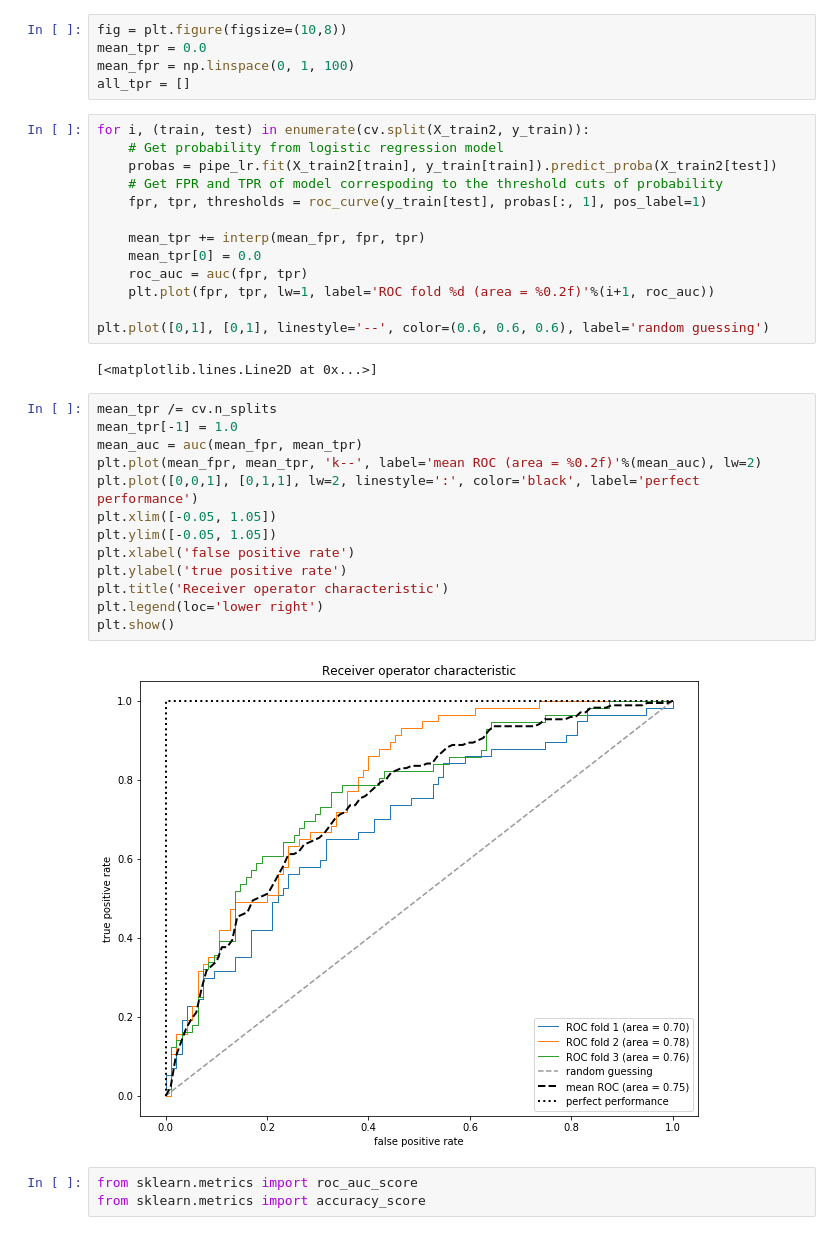
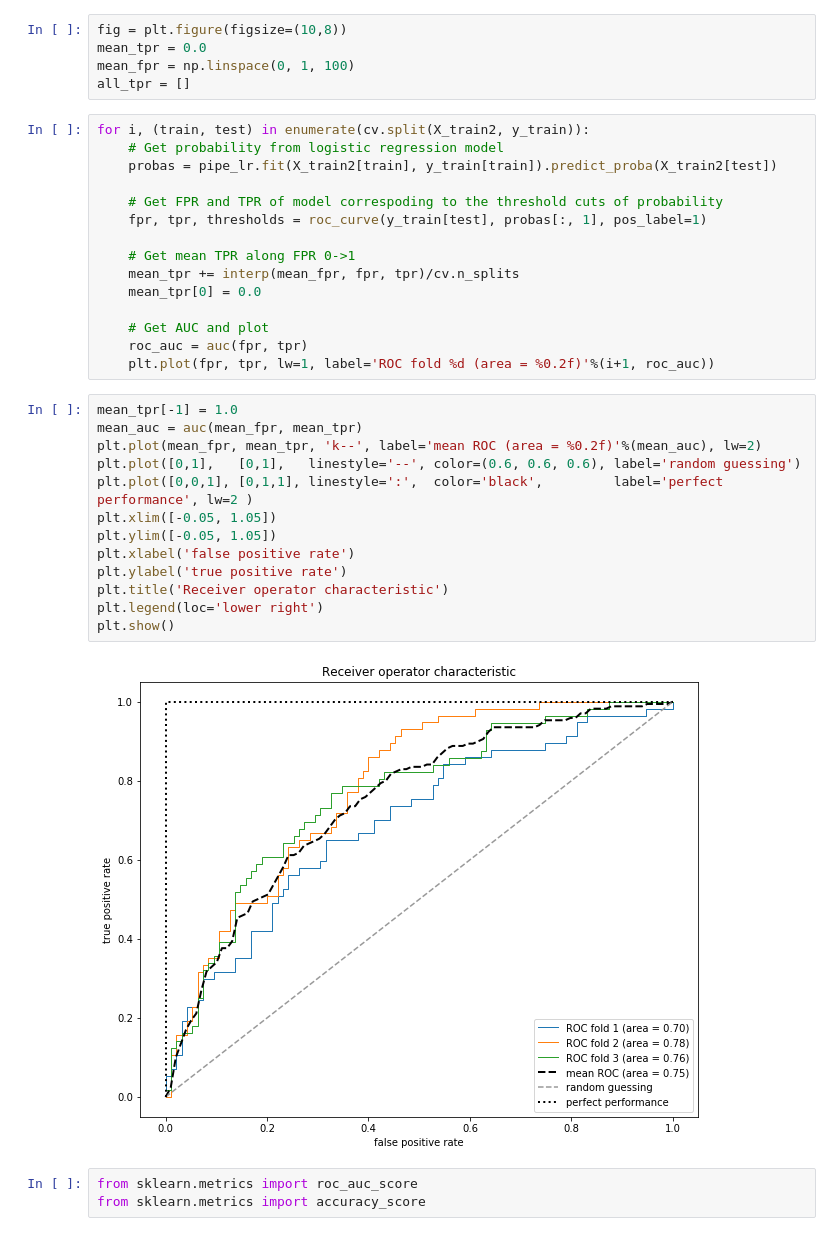
Before and after one commit to juifa-tsai/workbook_MachineLearning, a Jupyter notebook: Machine_Learning_in_Python_SR/Chapter_06/example_03_scoringMethods.ipynb, the cells around one changed output. Drawn from its saved outputs; the diff is of its cells as text.

```diff
--- a/Machine_Learning_in_Python_SR/Chapter_06/example_03_scoringMethods.ipynb
+++ b/Machine_Learning_in_Python_SR/Chapter_06/example_03_scoringMethods.ipynb
@@ -154,32 +154,32 @@ all_tpr = []
 for i, (train, test) in enumerate(cv.split(X_train2, y_train)):
     # Get probability from logistic regression model
     probas = pipe_lr.fit(X_train2[train], y_train[train]).predict_proba(X_train2[test])
+
     # Get FPR and TPR of model correspoding to the threshold cuts of probability
     fpr, tpr, thresholds = roc_curve(y_train[test], probas[:, 1], pos_label=1)
 
-    mean_tpr += interp(mean_fpr, fpr, tpr)
+    # Get mean TPR along FPR 0->1
+    mean_tpr += interp(mean_fpr, fpr, tpr)/cv.n_splits
     mean_tpr[0] = 0.0
+
+    # Get AUC and plot
     roc_auc = auc(fpr, tpr)
     plt.plot(fpr, tpr, lw=1, label='ROC fold %d (area = %0.2f)'%(i+1, roc_auc))
-
-plt.plot([0,1], [0,1], linestyle='--', color=(0.6, 0.6, 0.6), label='random guessing')
-# %% [output]
-[<matplotlib.lines.Line2D at 0x...>]
 # %%
-mean_tpr /= cv.n_splits
 mean_tpr[-1] = 1.0
 mean_auc = auc(mean_fpr, mean_tpr)
 plt.plot(mean_fpr, mean_tpr, 'k--', label='mean ROC (area = %0.2f)'%(mean_auc), lw=2)
-plt.plot([0,0,1], [0,1,1], lw=2, linestyle=':', color='black', label='perfect performance')
+plt.plot([0,1],   [0,1],   linestyle='--', color=(0.6, 0.6, 0.6), label='random guessing')
+plt.plot([0,0,1], [0,1,1], linestyle=':',  color='black',         label='perfect performance', lw=2 )
 plt.xlim([-0.05, 1.05])
 plt.ylim([-0.05, 1.05])
 plt.xlabel('false positive rate')
 plt.ylabel('true positive rate')
 plt.title('Receiver operator characteristic')
 plt.legend(loc='lower right')
 plt.show()
 # %% [output]
-[figure, old version]
+[figure, new version]
 # %%
 from sklearn.metrics import roc_auc_score
 from sklearn.metrics import accuracy_score
```
